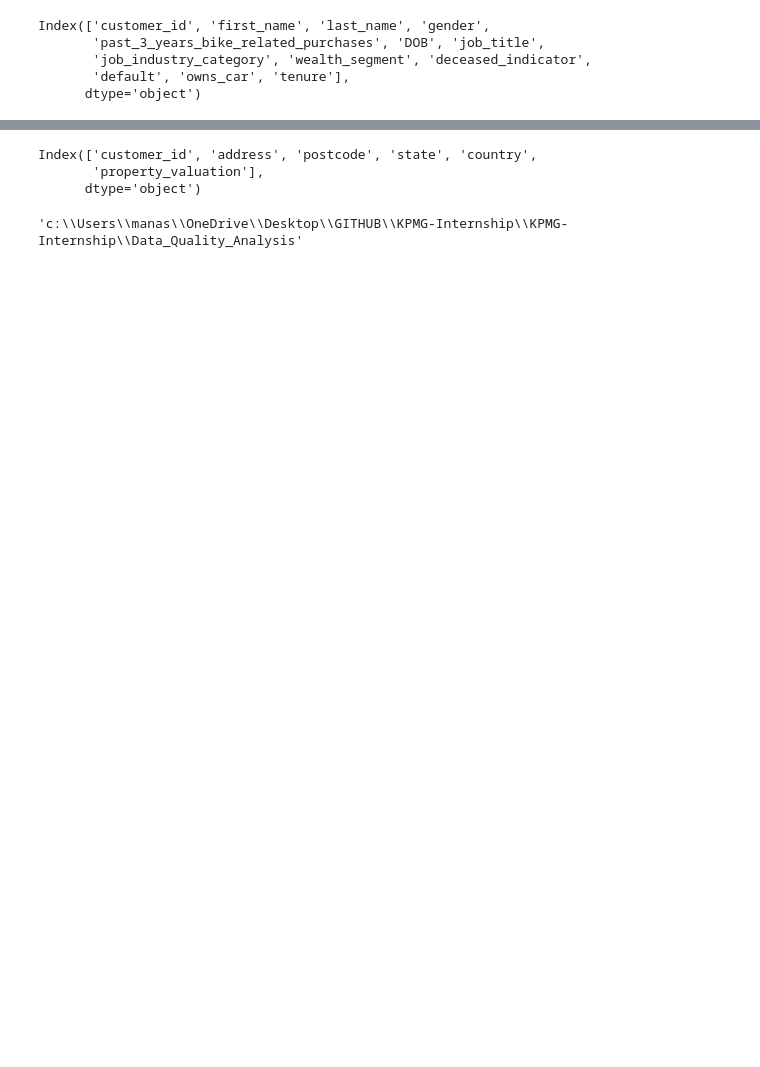
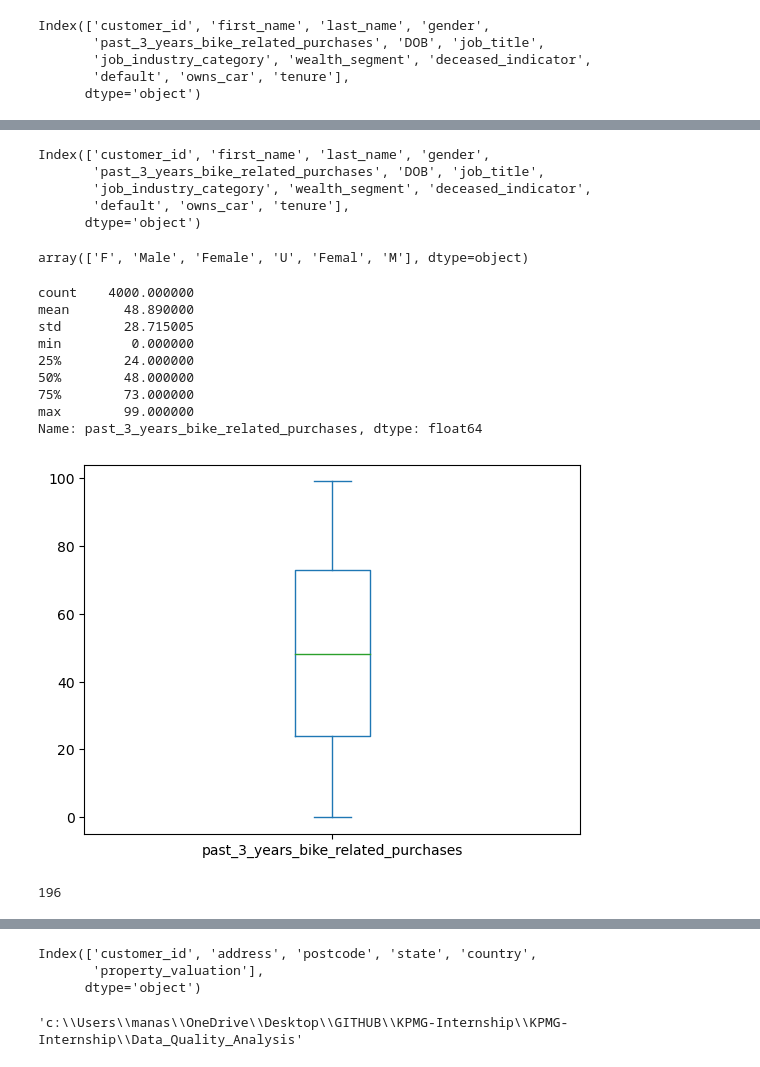
Before and after one commit to manasapullannagari/KPMG-Internship, a Jupyter notebook: Data_Quality_Analysis/Data_quality_analysis.ipynb, the cells around one changed output, grey strips where cells are left out. Cells and saved outputs as stored; diff of their text form; code cells hidden in the pictures; blank space fills up the shorter version.

```diff
--- a/Data_Quality_Analysis/Data_quality_analysis.ipynb
+++ b/Data_Quality_Analysis/Data_quality_analysis.ipynb
@@ -105,0 +181,5 @@ Index(['customer_id', 'first_name', 'last_name', 'gender',
+# %%
+# check for all the null values count in each column
+CustomerDemographic_empty_nulls=[' ']
+CustomerDemographic = CustomerDemographic.replace(CustomerDemographic_empty_nulls,np.NAN)
+CustomerDemographic.isnull().sum()
@@ -105,0 +201,33 @@ Index(['customer_id', 'first_name', 'last_name', 'gender',
+# %%
+CustomerDemographic.columns
+# %% [output]
+Index(['customer_id', 'first_name', 'last_name', 'gender',
+       'past_3_years_bike_related_purchases', 'DOB', 'job_title',
+       'job_industry_category', 'wealth_segment', 'deceased_indicator',
+       'default', 'owns_car', 'tenure'],
+      dtype='object')
+# %%
+CustomerDemographic.gender.unique()
+# This column has Data accuracy issue the Female level is represented in different levels like 'F','Femal','Female' same with male level
+# There is another level 'U' which can be considered as unknown level
+# %% [output]
+array(['F', 'Male', 'Female', 'U', 'Femal', 'M'], dtype=object)
+# %%
+CustomerDemographic.past_3_years_bike_related_purchases.plot(kind='box');
+#no outliers
+CustomerDemographic.past_3_years_bike_related_purchases.describe()
+# %% [output]
+count    4000.000000
+mean       48.890000
+std        28.715005
+min         0.000000
+25%        24.000000
+50%        48.000000
+75%        73.000000
+max        99.000000
+Name: past_3_years_bike_related_purchases, dtype: float64
+[figure, added]
+# %%
+len(CustomerDemographic.job_title.unique())
+# %% [output]
+196
```
Also changed, not shown: parts of 16 cells of this notebook.
